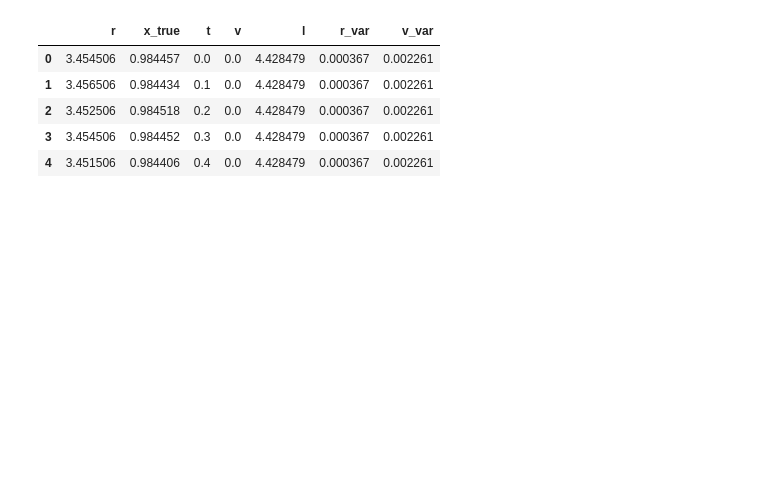
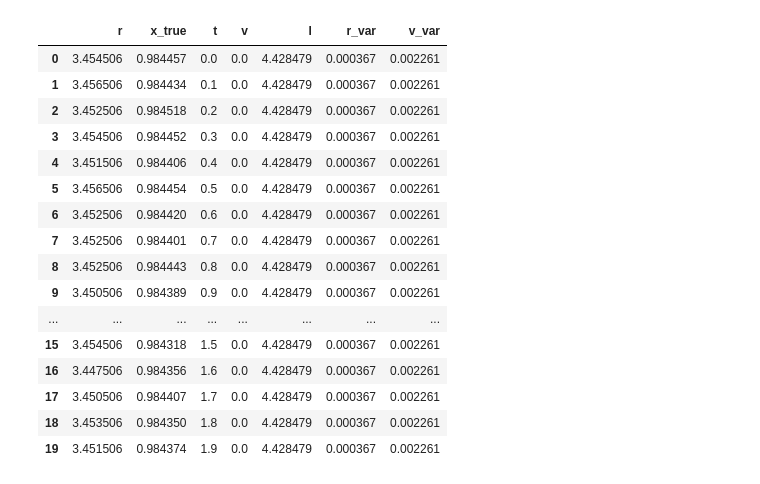
Before and after one commit to ZemsRepo/SER_Assignments, a Jupyter notebook: ex2.ipynb, the cells around one changed output. Saved outputs shown, nothing was run; the diff lists cells and outputs as text; code cells hidden in the pictures; blank space fills up the shorter version.

```diff
--- a/ex2.ipynb
+++ b/ex2.ipynb
@@ -7,34 +7,45 @@ import pandas as pd
 # Check data
 mat = sp.io.loadmat("dataset1.mat")
 
 mat.keys()
 # '__header__', '__version__', '__globals__',
 # 'r', 'x_true', 't', 'v', 'l', 'r_var', 'v_var'
 
 r = mat["r"]
 x_true = mat["x_true"]
 t = mat["t"]
 v = mat["v"]
 l = mat["l"]
 r_var = mat["r_var"]
 v_var = mat["v_var"]
 # print(r.shape, x_true.shape, t.shape, v.shape, l.shape, r_var.shape, v_var.shape)
 
 # (1,) -> (12709,)
 l = np.broadcast_to(l, r.shape)
 r_var = np.broadcast_to(r_var, r.shape)
 v_var = np.broadcast_to(v_var, r.shape)
 
 col_name = ["r", "x_true", "t", "v", "l", "r_var", "v_var"]
 df = pd.DataFrame(np.hstack([r, x_true, t, v, l, r_var, v_var]), columns=col_name)
-df.head()
+df.head(20)
 # %% [output]
 |  | r | x_true | t | v | l | r_var | v_var |
 | 0 | 3.454506 | 0.984457 | 0.0 | 0.0 | 4.428479 | 0.000367 | 0.002261 |
 | 1 | 3.456506 | 0.984434 | 0.1 | 0.0 | 4.428479 | 0.000367 | 0.002261 |
 | 2 | 3.452506 | 0.984518 | 0.2 | 0.0 | 4.428479 | 0.000367 | 0.002261 |
 | 3 | 3.454506 | 0.984452 | 0.3 | 0.0 | 4.428479 | 0.000367 | 0.002261 |
 | 4 | 3.451506 | 0.984406 | 0.4 | 0.0 | 4.428479 | 0.000367 | 0.002261 |
+| 5 | 3.456506 | 0.984454 | 0.5 | 0.0 | 4.428479 | 0.000367 | 0.002261 |
+| 6 | 3.452506 | 0.984420 | 0.6 | 0.0 | 4.428479 | 0.000367 | 0.002261 |
+| 7 | 3.452506 | 0.984401 | 0.7 | 0.0 | 4.428479 | 0.000367 | 0.002261 |
+| 8 | 3.452506 | 0.984443 | 0.8 | 0.0 | 4.428479 | 0.000367 | 0.002261 |
+| 9 | 3.450506 | 0.984389 | 0.9 | 0.0 | 4.428479 | 0.000367 | 0.002261 |
+| ... | ... | ... | ... | ... | ... | ... | ... |
+| 15 | 3.454506 | 0.984318 | 1.5 | 0.0 | 4.428479 | 0.000367 | 0.002261 |
+| 16 | 3.447506 | 0.984356 | 1.6 | 0.0 | 4.428479 | 0.000367 | 0.002261 |
+| 17 | 3.450506 | 0.984407 | 1.7 | 0.0 | 4.428479 | 0.000367 | 0.002261 |
+| 18 | 3.453506 | 0.984350 | 1.8 | 0.0 | 4.428479 | 0.000367 | 0.002261 |
+| 19 | 3.451506 | 0.984374 | 1.9 | 0.0 | 4.428479 | 0.000367 | 0.002261 |
 # %%
 # load data
 mat = sp.io.loadmat("dataset1.mat")
```
Also changed, not shown: parts of 2 cells of this notebook, 1 other file.
